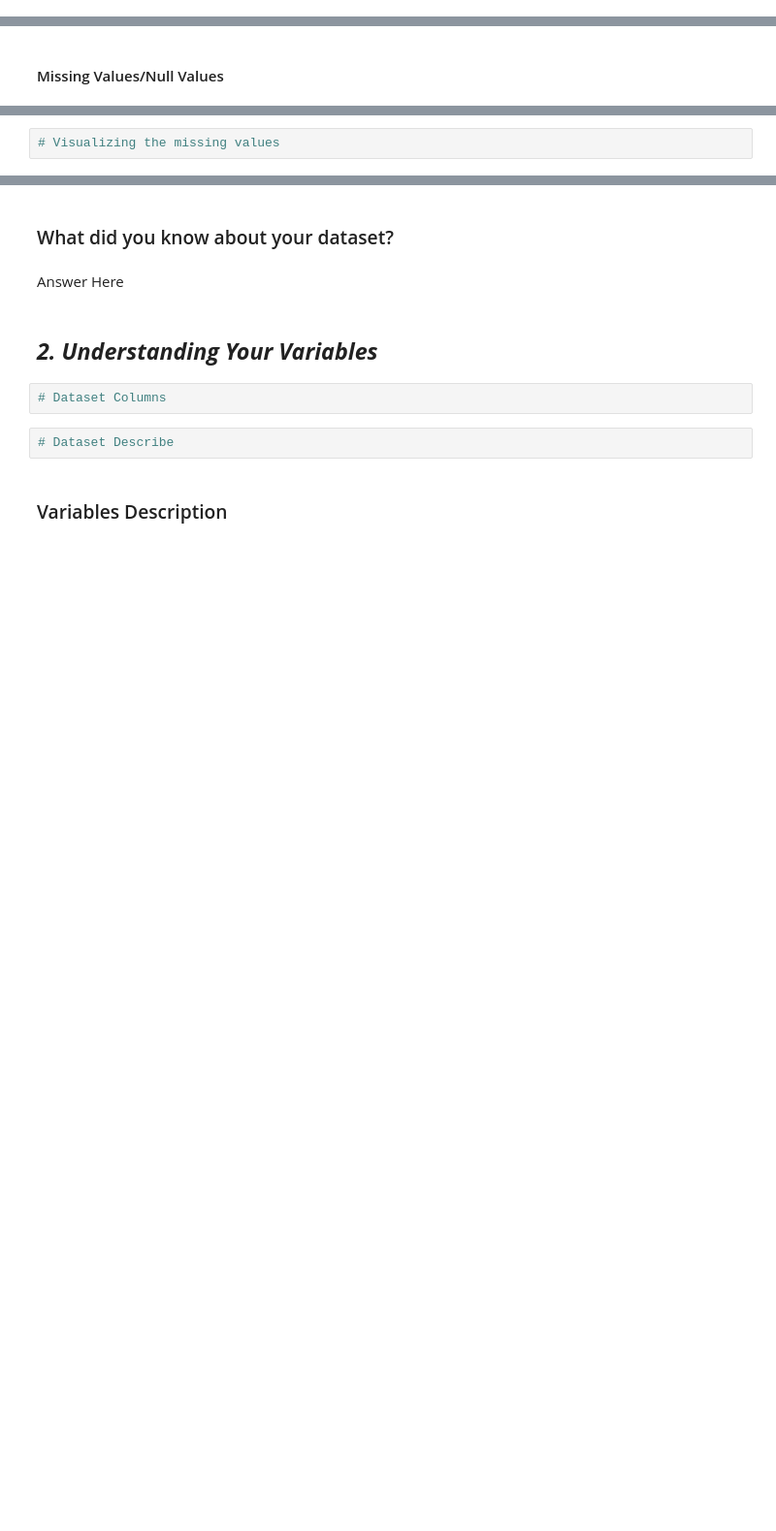
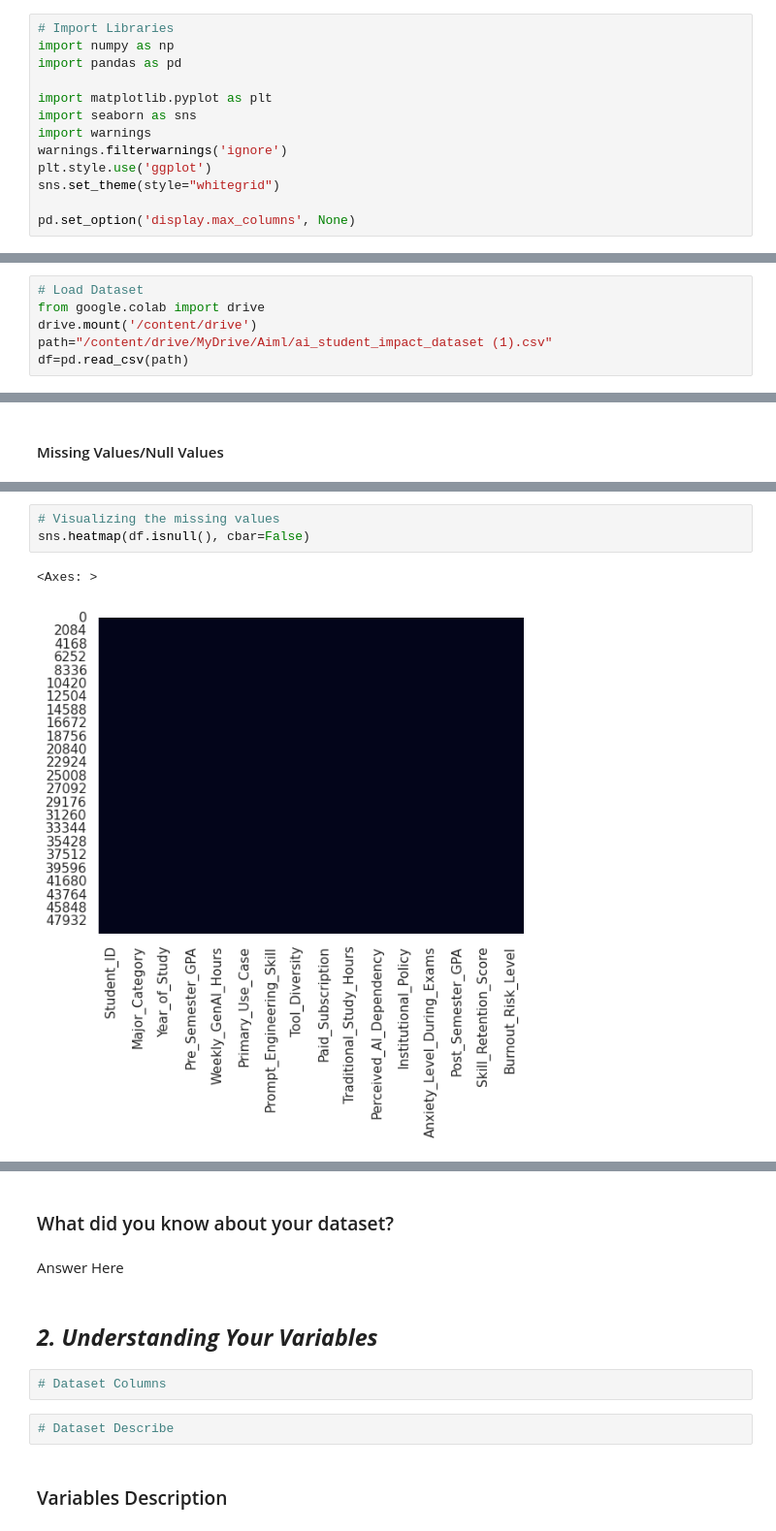
Before and after one commit to Ronak-si/AI-Student-Impact-EDA, a Jupyter notebook: Sample_EDA_Submission_Template.ipynb, the cells around one changed output, grey strips where cells are left out. Shown at 97% size. Saved outputs shown, nothing was run; the diff lists cells and outputs as text; blank space fills up the shorter version.

```diff
--- a/Sample_EDA_Submission_Template.ipynb
+++ b/Sample_EDA_Submission_Template.ipynb
@@ -78,2 +79,15 @@ M - Multivariate Analysis
+# %%
+# Import Libraries
+import numpy as np
+import pandas as pd
+
+import matplotlib.pyplot as plt
+import seaborn as sns
+import warnings
+warnings.filterwarnings('ignore')
+plt.style.use('ggplot')
+sns.set_theme(style="whitegrid")
+
+pd.set_option('display.max_columns', None)
 # %% [markdown]
 ### Dataset Loading
@@ -81,0 +94,6 @@ M - Multivariate Analysis
+# %%
+# Load Dataset
+from google.colab import drive
+drive.mount('/content/drive')
+path="/content/drive/MyDrive/Aiml/ai_student_impact_dataset (1).csv"
+df=pd.read_csv(path)
@@ -102,2 +221,6 @@ M - Multivariate Analysis
 # %%
 # Visualizing the missing values
+sns.heatmap(df.isnull(), cbar=False)
+# %% [output]
+<Axes: >
+[figure, added]
```
Also changed, not shown: parts of 18 cells of this notebook.
